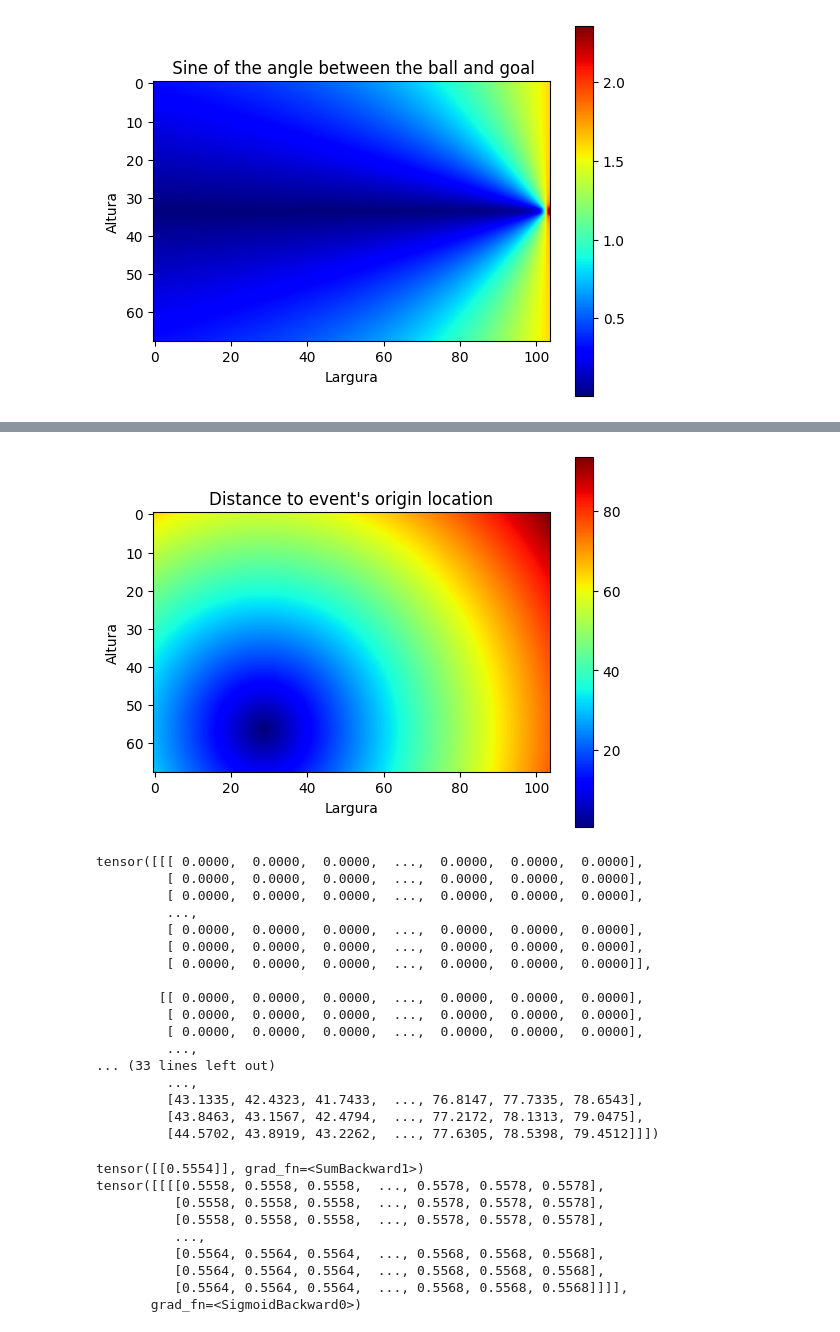
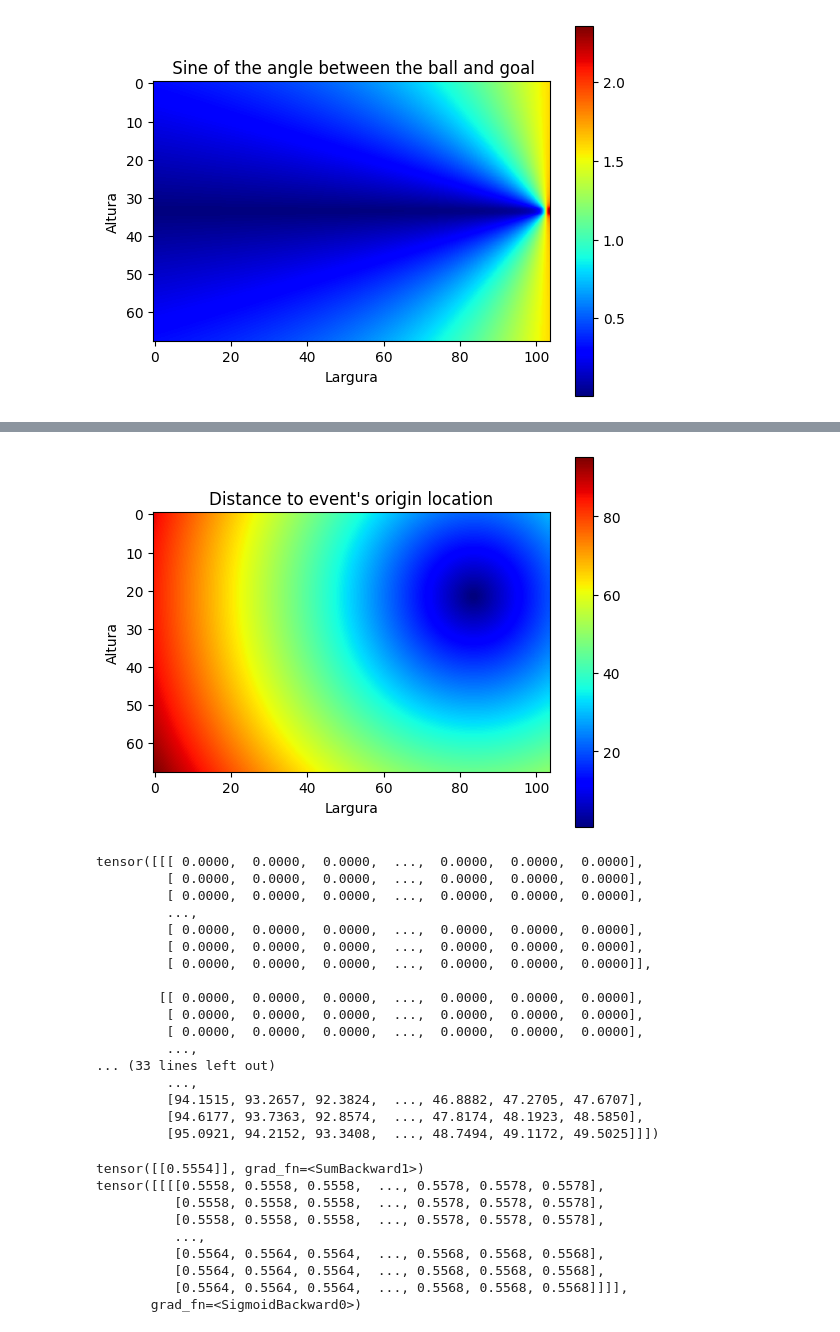
Before and after one commit to Dtchaves/Simplified_EPV_in_PFF_Data, a Jupyter notebook: APAGAR/teste2.ipynb, the cells around one changed output, grey strips where cells are left out. Cells and saved outputs as stored; diff of their text form; code cells hidden in the pictures.

```diff
--- a/APAGAR/teste2.ipynb
+++ b/APAGAR/teste2.ipynb
@@ -31,6 +31,9 @@ class ToSoccerMapTensor:
             'B': 0,
             'O': 0,
             'S': 0,
+            'G': 0,
+            'I': 0,
+
         }
         start_x, start_y, end_x, end_y = (
             sample["ball_x_start"],
@@ -70,7 +73,7 @@ class ToSoccerMapTensor:
         players_att_coo = np.array(players_att_coo)
         players_def_coo = np.array(players_def_coo)
 
-        matrix = np.zeros((15, self.y_bins, self.x_bins))
+        matrix = np.zeros((17, self.y_bins, self.x_bins))
 
         # Channel 1: Locations of attacking team
         x_bin_att, y_bin_att = self._get_cell_indexes(players_att_coo[:, 0], players_att_coo[:, 1])
@@ -130,21 +133,39 @@ class ToSoccerMapTensor:
         matrix[11, y0_ball, x0_ball] = carrier_velocity
 
         # Channels 13-14: Possession team players' velocity (x and y)
-        vx_columns = [col for col in frame.columns if col.startswith('vx_player_') and not frame[col].isna().any()]
-        vy_columns = [col for col in frame.columns if col.startswith('vy_player_') and not frame[col].isna().any()]
+        players_ve_att_coo = []
+        players_ve_def_coo = []
+        for player_col in player_columns:
+            player_id = player_col.split('_')[-1]
+            x_col = f'vx_player_{player_id}'
+            y_col = f'vy_player_{player_id}'
+
+            team_id_col = frame[f'team_id_player_{player_id}']
+            if not pd.isna(team_id_col).all():  # Ensure there are no NaN values
+                if int(team_id_col) == team_id:
+                    players_ve_att_coo.append([frame[x_col], frame[y_col]])
+                else:
+                    players_ve_def_coo.append([frame[x_col], frame[y_col]])
 
 
-        players_vel_coo = frame[vx_columns + vy_columns].values
+        x_bin_att_vel, y_bin_att_vel = self._get_cell_indexes(players_att_coo[:, 0], players_att_coo[:, 1])
+        for i in range(len(players_ve_att_coo)):
+            if 0 <= x_bin_att_vel[i] < matrix.shape[2] and 0 <= y_bin_att_vel[i] < matrix.shape[1]:
+                matrix[12, y_bin_att_vel[i], x_bin_att_vel[i]] = players_ve_att_coo[i][0]
+                matrix[13, y_bin_att_vel[i], x_bin_att_vel[i]] = players_ve_att_coo[i][1]
 
-        x_bin_att_vel, y_bin_att_vel = self._get_cell_indexes(players_att_coo[:, 0], players_att_coo[:, 1])
-        for i in range(len(players_vel_coo)):
+
+        # Channels 15-16: Defending team players' velocity (x and y)
+        x_bin_def_vel, y_bin_def_vel = self._get_cell_indexes(players_def_coo[:, 0], players_def_coo[:, 1])
+        for i in range(len(players_ve_att_coo)):
             if 0 <= x_bin_att_vel[i] < matrix.shape[2] and 0 <= y_bin_att_vel[i] < matrix.shape[1]:
-                matrix[12, y_bin_att_vel[i], x_bin_att_vel[i]] = players_vel_coo[i, 0]
-                matrix[13, y_bin_att_vel[i], x_bin_att_vel[i]] = players_vel_coo[i, 1]
+                matrix[14, y_bin_def_vel[i], x_bin_def_vel[i]] = players_ve_def_coo[i][0]
+                matrix[15, y_bin_def_vel[i], x_bin_def_vel[i]] = players_ve_def_coo[i][1]
 
-        # Channel 15: Distance to event's origin location
+
+        # Channel 17: Distance to event's origin location
         x0_start, y0_start = self._get_cell_indexes(np.array([start_x]), np.array([start_y]))
-        matrix[14, :, :] = np.sqrt((xx - x0_start) ** 2 + (yy - y0_start) ** 2)
+        matrix[16, :, :] = np.sqrt((xx - x0_start) ** 2 + (yy - y0_start) ** 2)
 
         mask = np.zeros((1, self.y_bins, self.x_bins))
         end_ball_coo = np.array([[end_x, end_y]])
@@ -163,5 +210,5 @@ df = pd.read_csv('/home_cerberus/disk2/diogochaves/FUTEBOL/Simplified_EPV_in_PFF
 # %%
-for idx, row in df[55:56].iterrows():
+for idx, row in df[100:123].iterrows():
     player_id = int(row["player_id"])
 
     # Finding the column that matches the condition
@@ -324,12 +389,12 @@ plt.show()
 # %%
-plt.imshow(matrix[14], cmap='jet', interpolation='gaussian')
+plt.imshow(matrix[16], cmap='jet', interpolation='gaussian')
 plt.colorbar()
 plt.title("Distance to event's origin location")
 plt.xlabel("Largura")
 plt.ylabel("Altura")
 plt.show()
 # %% [output]
-[figure, old version]
+[figure, new version]
 # %%
 matrix
 # %% [output]
@@ -347,9 +412,9 @@ tensor([[[ 0.0000,  0.0000,  0.0000,  ...,  0.0000,  0.0000,  0.0000],
          ...,
 ... (33 lines left out)
          ...,
-         [43.1335, 42.4323, 41.7433,  ..., 76.8147, 77.7335, 78.6543],
-         [43.8463, 43.1567, 42.4794,  ..., 77.2172, 78.1313, 79.0475],
-         [44.5702, 43.8919, 43.2262,  ..., 77.6305, 78.5398, 79.4512]]])
+         [94.1515, 93.2657, 92.3824,  ..., 46.8882, 47.2705, 47.6707],
+         [94.6177, 93.7363, 92.8574,  ..., 47.8174, 48.1923, 48.5850],
+         [95.0921, 94.2152, 93.3408,  ..., 48.7494, 49.1172, 49.5025]]])
 # %%
 """Implements the SoccerMap architecture."""
 from typing import List
```
Also changed, not shown: parts of 21 cells of this notebook, 1 other file.
